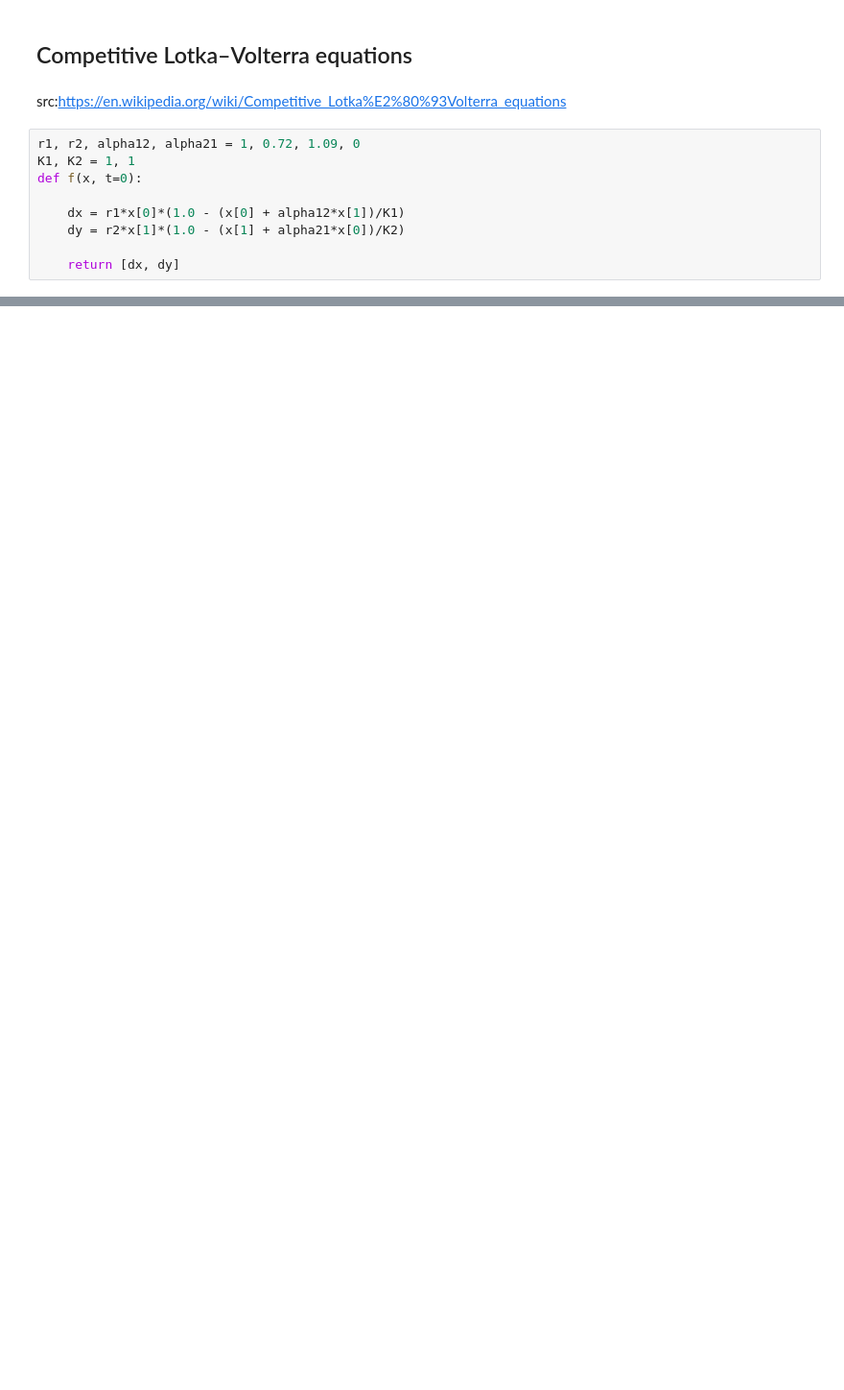
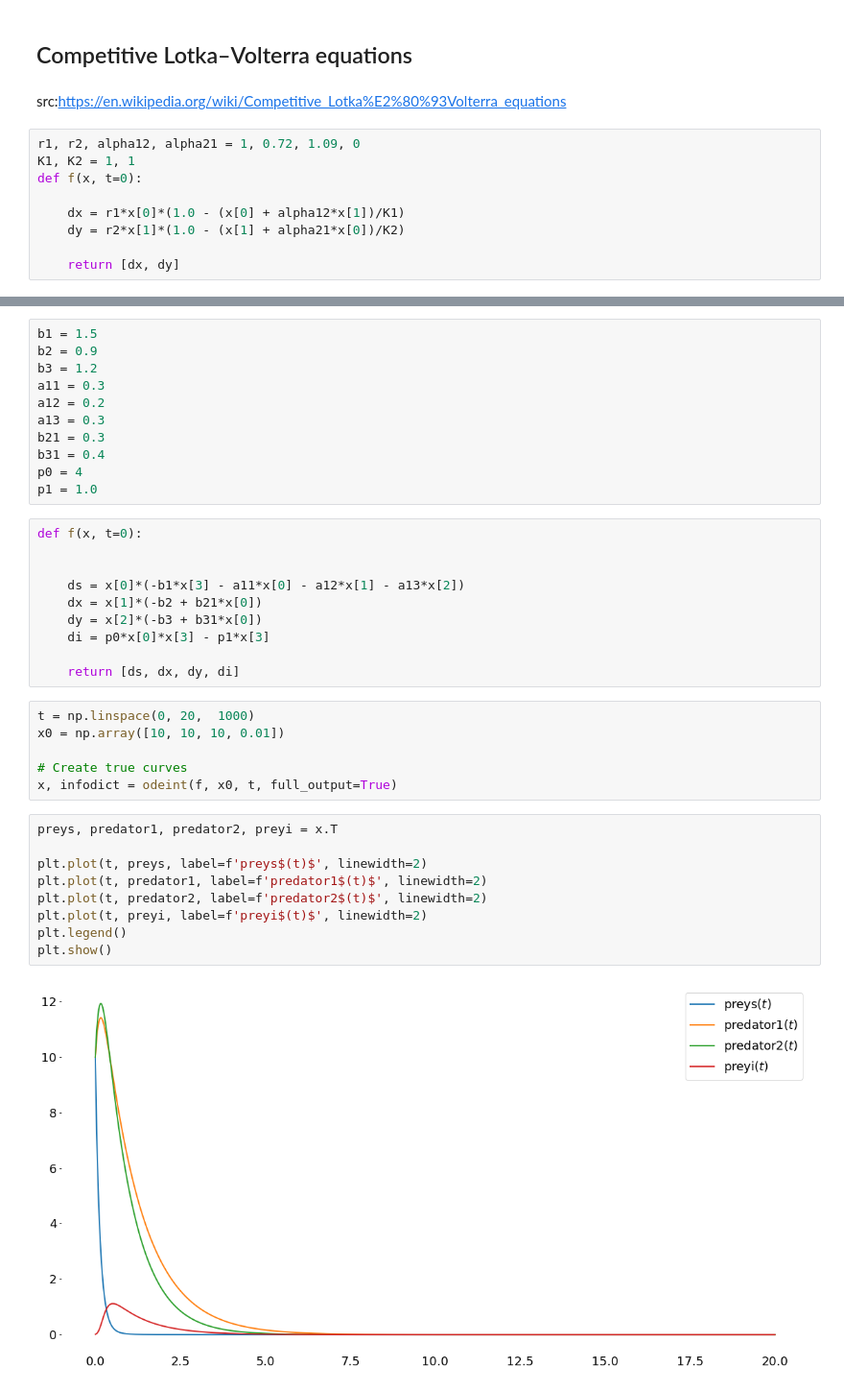
Before and after one commit to hsteinshiromoto/blog, a Jupyter notebook: notebooks/competitive_opinions/competitive_opinions.ipynb, the cells around one changed output, grey strips where cells are left out. Shown at 96% size. Drawn from its saved outputs; the diff is of its cells as text; blank space fills up the shorter version.

```diff
--- a/notebooks/competitive_opinions/competitive_opinions.ipynb
+++ b/notebooks/competitive_opinions/competitive_opinions.ipynb
@@ -148,0 +329,38 @@ plt.show()
+# %%
+b1 = 1.5
+b2 = 0.9
+b3 = 1.2
+a11 = 0.3
+a12 = 0.2
+a13 = 0.3
+b21 = 0.3
+b31 = 0.4
+p0 = 4
+p1 = 1.0
+# %%
+def f(x, t=0):
+
+
+    ds = x[0]*(-b1*x[3] - a11*x[0] - a12*x[1] - a13*x[2])
+    dx = x[1]*(-b2 + b21*x[0])
+    dy = x[2]*(-b3 + b31*x[0])
+    di = p0*x[0]*x[3] - p1*x[3]
+
+    return [ds, dx, dy, di]
+# %%
+t = np.linspace(0, 20,  1000)
+x0 = np.array([10, 10, 10, 0.01])
+
+# Create true curves
+x, infodict = odeint(f, x0, t, full_output=True)
+# %%
+preys, predator1, predator2, preyi = x.T
+
+plt.plot(t, preys, label=f'preys$(t)$', linewidth=2)
+plt.plot(t, predator1, label=f'predator1$(t)$', linewidth=2)
+plt.plot(t, predator2, label=f'predator2$(t)$', linewidth=2)
+plt.plot(t, preyi, label=f'preyi$(t)$', linewidth=2)
+plt.legend()
+plt.show()
+# %% [output]
+[figure, added]
```
Also changed, not shown: parts of 23 cells of this notebook.
